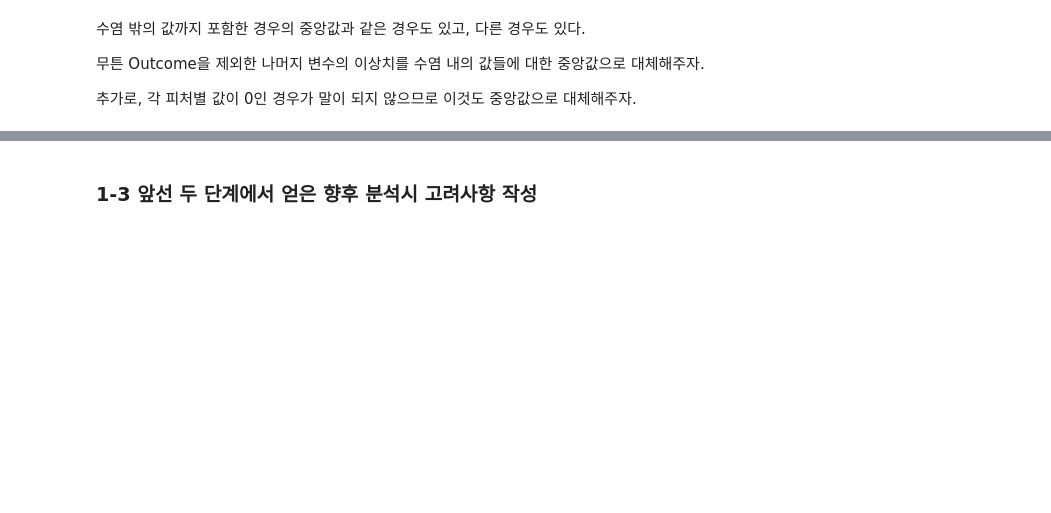
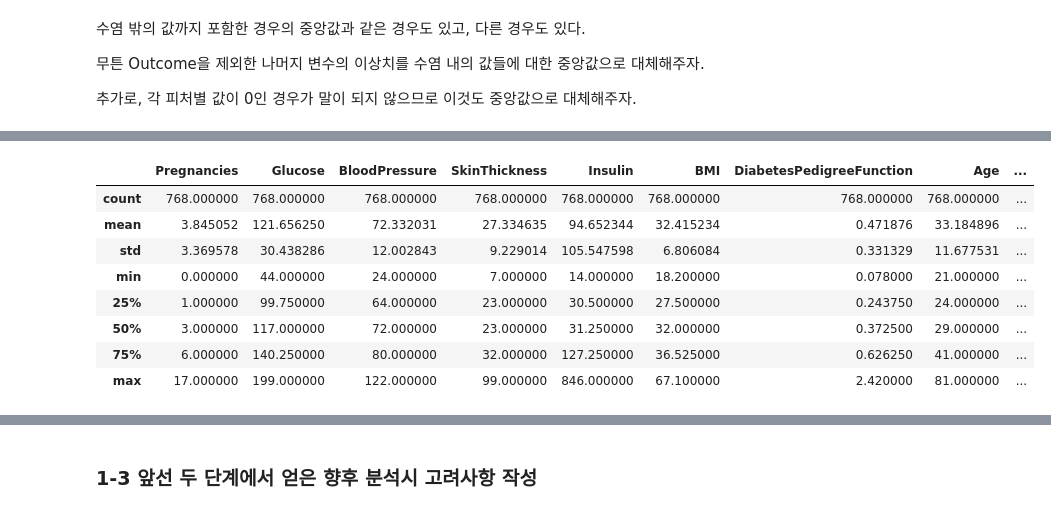
Before and after one commit to DMIS0126/ADP, a Jupyter notebook: Private_Study/Actual Exam/adp-22.ipynb, the cells around one changed output, grey strips where cells are left out. Drawn from its saved outputs; the diff is of its cells as text; code cells hidden in the pictures; blank space fills up the shorter version.

```diff
--- a/Private_Study/Actual Exam/adp-22.ipynb
+++ b/Private_Study/Actual Exam/adp-22.ipynb
@@ -235 +185,19 @@ df.describe()
+# %%
+for col in df_for_0.columns:
+    df.loc[df[col] == 0, [col]] = median_series[col]
+
+for col in df_for_999.columns:
+    df.loc[(df[col] == 999) | (df[col] == 9999), [col]] = median_series[col]
+
+df.describe()
+# %% [output]
+|  | Pregnancies | Glucose | BloodPressure | SkinThickness | Insulin | BMI | DiabetesPedigreeFunction | Age | ... |
+| count | 768.000000 | 768.000000 | 768.000000 | 768.000000 | 768.000000 | 768.000000 | 768.000000 | 768.000000 | ... |
+| mean | 3.845052 | 121.656250 | 72.332031 | 27.334635 | 94.652344 | 32.415234 | 0.471876 | 33.184896 | ... |
+| std | 3.369578 | 30.438286 | 12.002843 | 9.229014 | 105.547598 | 6.806084 | 0.331329 | 11.677531 | ... |
+| min | 0.000000 | 44.000000 | 24.000000 | 7.000000 | 14.000000 | 18.200000 | 0.078000 | 21.000000 | ... |
+| 25% | 1.000000 | 99.750000 | 64.000000 | 23.000000 | 30.500000 | 27.500000 | 0.243750 | 24.000000 | ... |
+| 50% | 3.000000 | 117.000000 | 72.000000 | 23.000000 | 31.250000 | 32.000000 | 0.372500 | 29.000000 | ... |
+| 75% | 6.000000 | 140.250000 | 80.000000 | 32.000000 | 127.250000 | 36.525000 | 0.626250 | 41.000000 | ... |
+| max | 17.000000 | 199.000000 | 122.000000 | 99.000000 | 846.000000 | 67.100000 | 2.420000 | 81.000000 | ... |
 # %%
```
Also changed, not shown: parts of 14 cells of this notebook.
